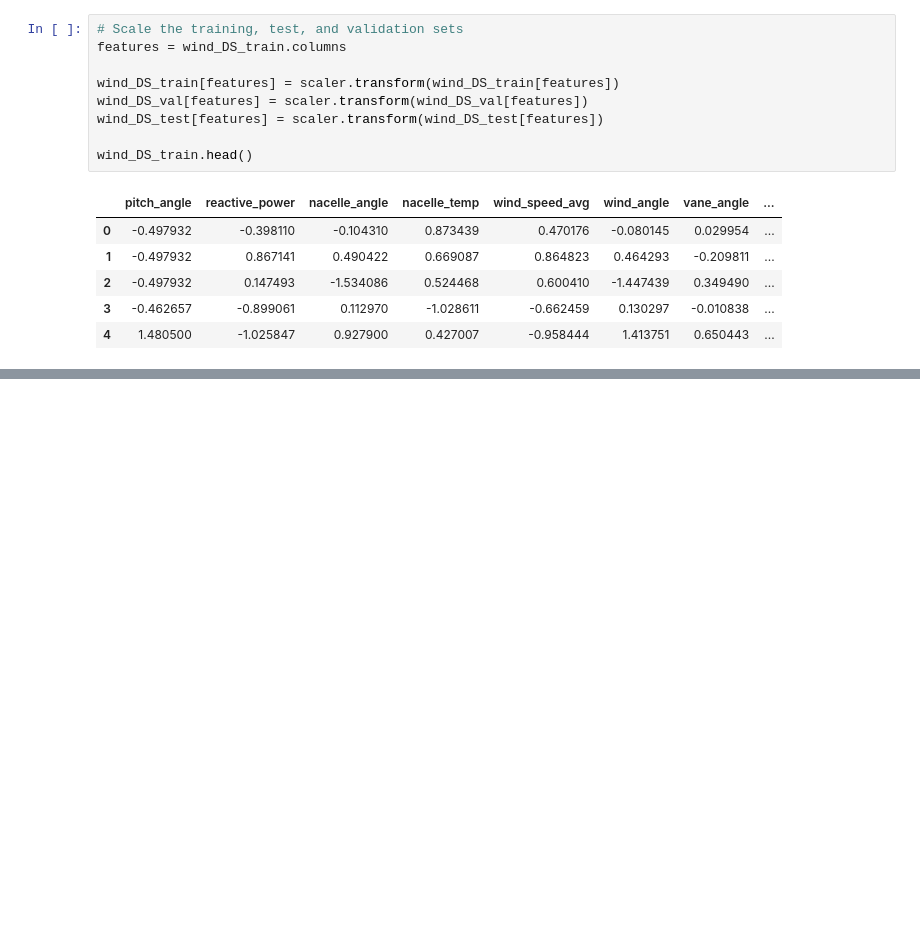
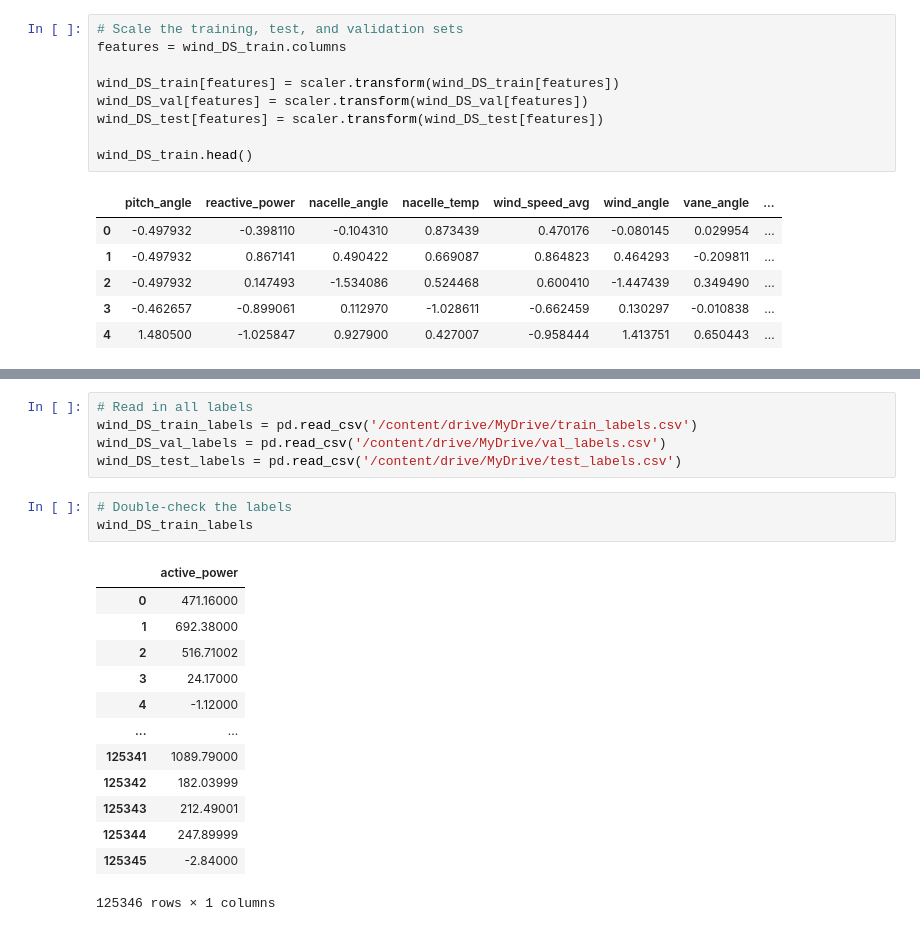
Before and after one commit to madhumitafilos/Collab, a Jupyter notebook: Feature_Engineering.ipynb, the cells around one changed output, grey strips where cells are left out. Drawn from its saved outputs; the diff is of its cells as text; blank space fills up the shorter version.

```diff
--- a/Feature_Engineering.ipynb
+++ b/Feature_Engineering.ipynb
@@ -586,0 +607,22 @@ wind_DS_train.head()
+# %%
+# Read in all labels
+wind_DS_train_labels = pd.read_csv('/content/drive/MyDrive/train_labels.csv')
+wind_DS_val_labels = pd.read_csv('/content/drive/MyDrive/val_labels.csv')
+wind_DS_test_labels = pd.read_csv('/content/drive/MyDrive/test_labels.csv')
+# %%
+# Double-check the labels
+wind_DS_train_labels
+# %% [output]
+|  | active_power |
+| 0 | 471.16000 |
+| 1 | 692.38000 |
+| 2 | 516.71002 |
+| 3 | 24.17000 |
+| 4 | -1.12000 |
+| ... | ... |
+| 125341 | 1089.79000 |
+| 125342 | 182.03999 |
+| 125343 | 212.49001 |
+| 125344 | 247.89999 |
+| 125345 | -2.84000 |
+125346 rows × 1 columns
```
Also changed, not shown: parts of 7 cells of this notebook.
